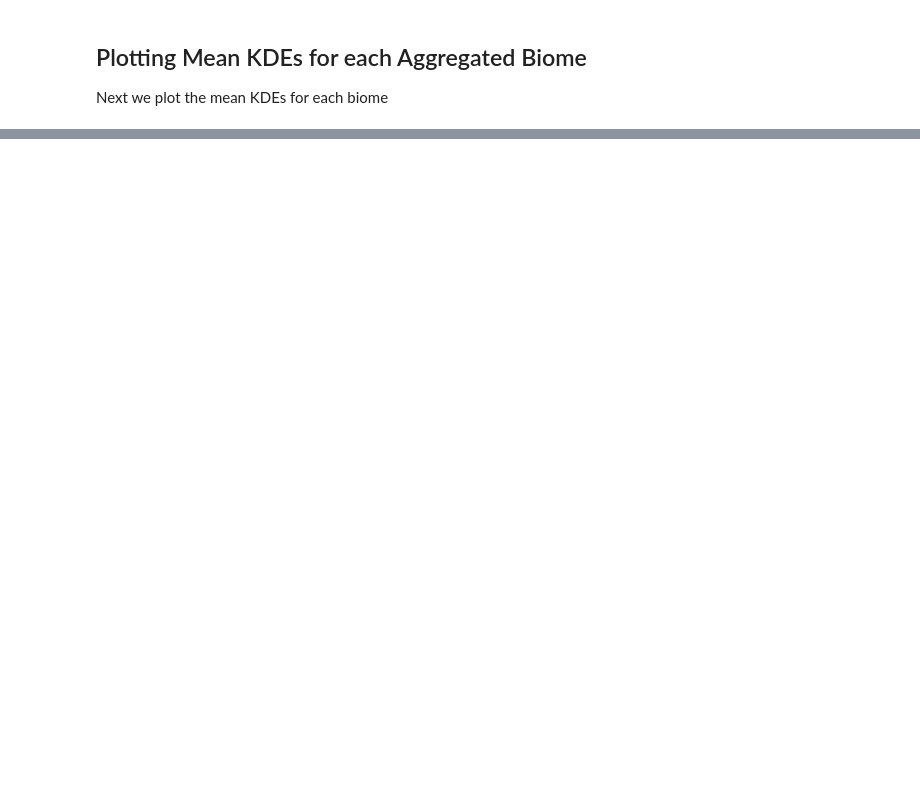
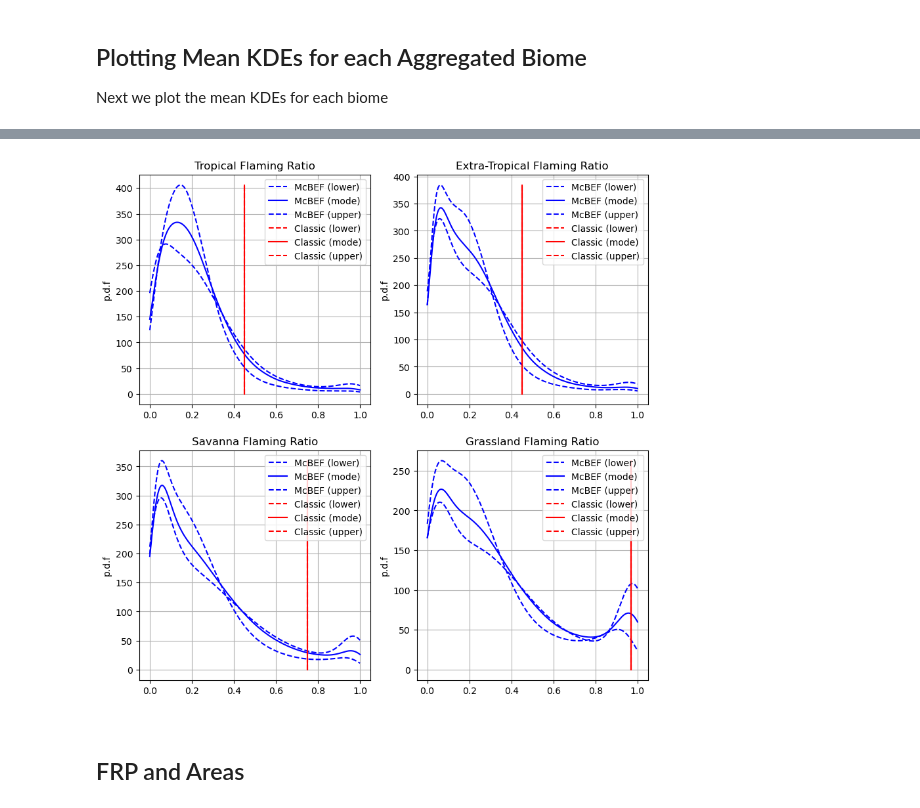
Before and after one commit to GEOS-ESM/QFED, a Jupyter notebook: src/Notebooks/plumerise/hflux_eval.ipynb, the cells around one changed output, grey strips where cells are left out. Saved outputs shown, nothing was run; the diff lists cells and outputs as text; code cells hidden in the pictures; blank space fills up the shorter version.

```diff
--- a/src/Notebooks/plumerise/hflux_eval.ipynb
+++ b/src/Notebooks/plumerise/hflux_eval.ipynb
@@ -187 +217,15 @@ ValueError: x and y must have same first dimension, but have shapes (256,) and (
+# %%
+plt.figure(figsize=(10,10))
+plt.subplot(221)
+plot_HF(bm.TROPICAL,bins_R,fPOWER_R[0],'Tropical Flaming Ratio', r' ',Fraction=True)
+plt.subplot(222)
+plot_HF(bm.EXTRA_TROPICAL,bins_R,fPOWER_R[1],'Extra-Tropical Flaming Ratio', r' ',Fraction=True)
+plt.subplot(223)
+plot_HF(bm.SAVANNA,bins_R,fPOWER_R[2],'Savanna Flaming Ratio', r' ',Fraction=True)
+plt.subplot(224)
+plot_HF(bm.GRASSLAND,bins_R,fPOWER_R[3],'Grassland Flaming Ratio', r' ',Fraction=True)
+# %% [output]
+[figure, added]
+# %% [markdown]
+## FRP and Areas
 # %%
```
Also changed, not shown: parts of 13 cells of this notebook, 4 other files.
